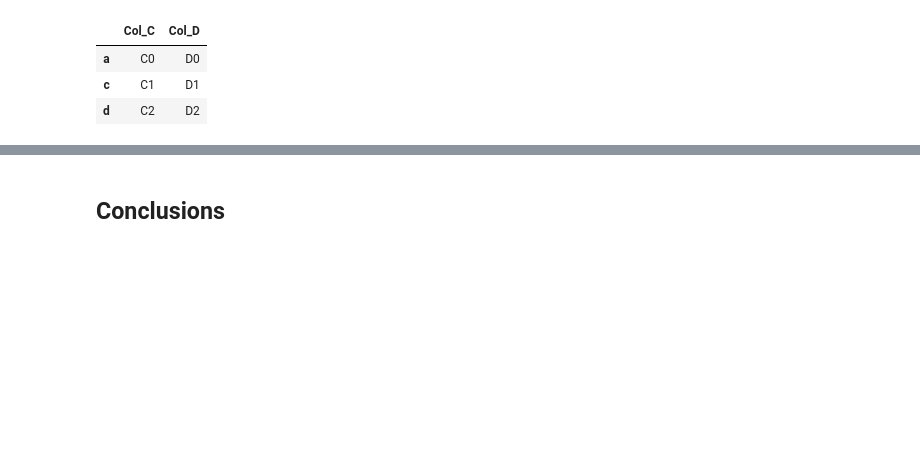
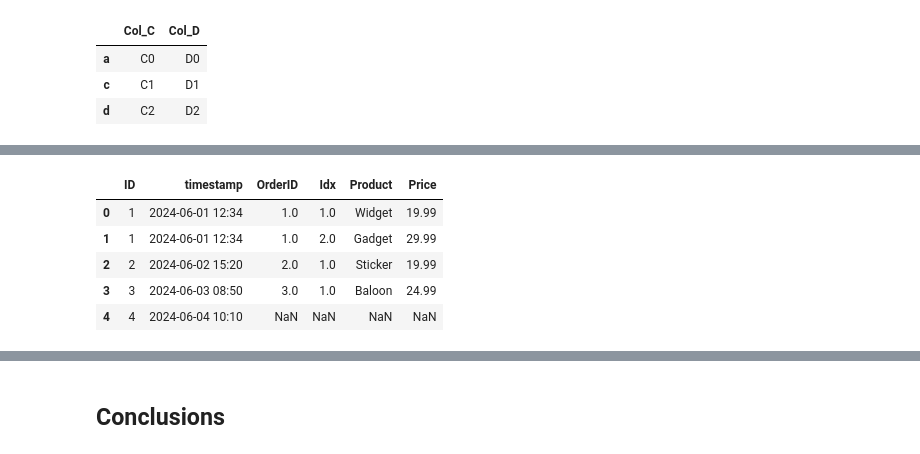
Before and after one commit to Goliath-Research/Introduction-to-Data-Science, a Jupyter notebook: 04-Introduction to Pandas/07-Concatenate, Merge, Join.ipynb, the cells around one changed output, grey strips where cells are left out. Cells and saved outputs as stored; diff of their text form; code cells hidden in the pictures; blank space fills up the shorter version.

Commit message:
Update 07-Concatenate, Merge, Join.ipynb
Expanded explanations and examples

```diff
--- a/04-Introduction to Pandas/07-Concatenate, Merge, Join.ipynb
+++ b/04-Introduction to Pandas/07-Concatenate, Merge, Join.ipynb
@@ -339,0 +379,9 @@ right.join(left, how='inner')
+# %%
+# Create the orders DataFrame
+orders = pd.DataFrame(
+    {
+        'ID': [1, 2, 3, 4],
+        'timestamp': ['2024-06-01 12:34', '2024-06-02 15:20', '2024-06-03 08:50', '2024-06-04 10:10']
+    }
+)
+orders
@@ -339,0 +394,11 @@ right.join(left, how='inner')
+# %%
+# Create the itemsByOrder DataFrame
+itemsByOrder = pd.DataFrame(
+    {
+        'OrderID': [1, 1, 2, 3, 5],
+        'Idx': [1, 2, 1, 1, 1],
+        'Product': ['Widget', 'Gadget', 'Sticker', 'Baloon', 'Helium'],
+        'Price': [19.99, 29.99, 19.99, 24.99, 9.99]
+    }
+)
+itemsByOrder
@@ -339,0 +412,11 @@ right.join(left, how='inner')
+# %%
+# Perform a left join
+merged_df = pd.merge(orders, itemsByOrder, how='left', left_on='ID', right_on='OrderID')
+merged_df
+# %% [output]
+|  | ID | timestamp | OrderID | Idx | Product | Price |
+| 0 | 1 | 2024-06-01 12:34 | 1.0 | 1.0 | Widget | 19.99 |
+| 1 | 1 | 2024-06-01 12:34 | 1.0 | 2.0 | Gadget | 29.99 |
+| 2 | 2 | 2024-06-02 15:20 | 2.0 | 1.0 | Sticker | 19.99 |
+| 3 | 3 | 2024-06-03 08:50 | 3.0 | 1.0 | Baloon | 24.99 |
+| 4 | 4 | 2024-06-04 10:10 | NaN | NaN | NaN | NaN |
```
Also changed, not shown: parts of 36 cells of this notebook.
